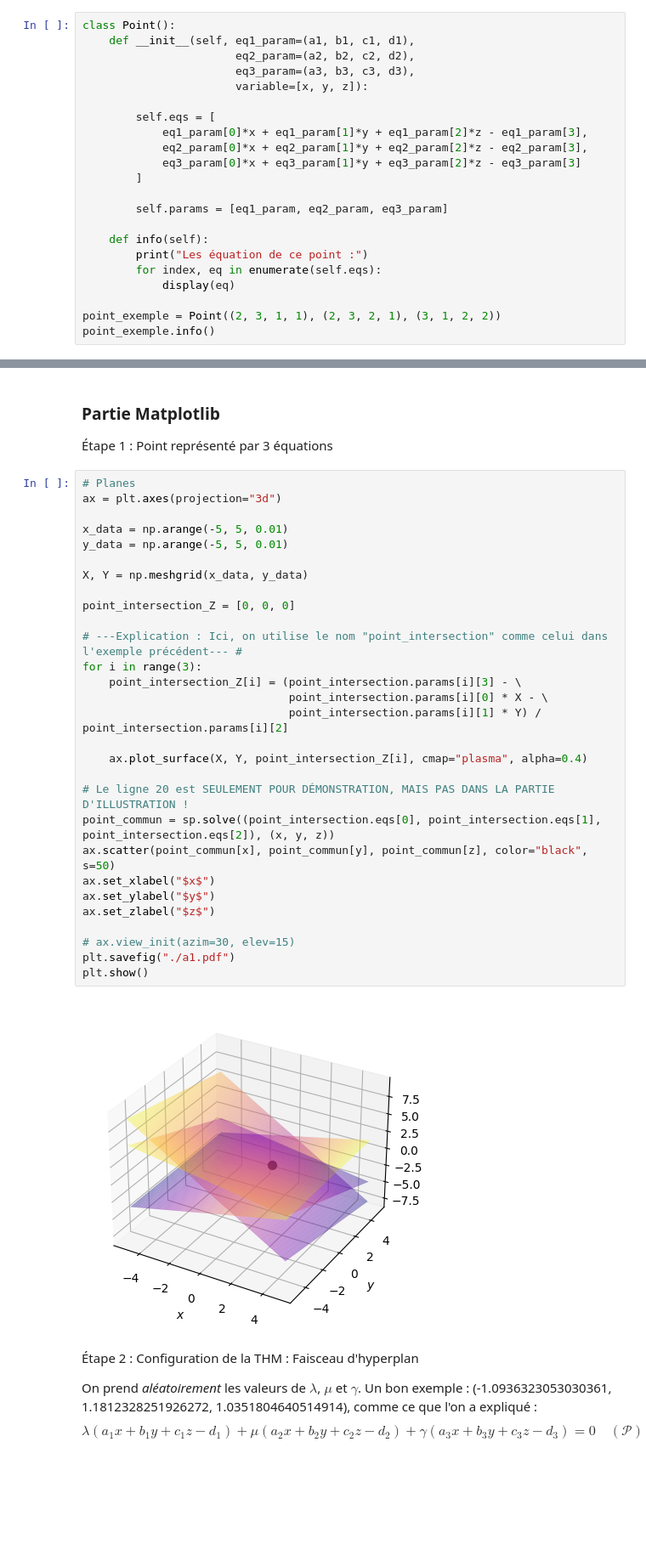
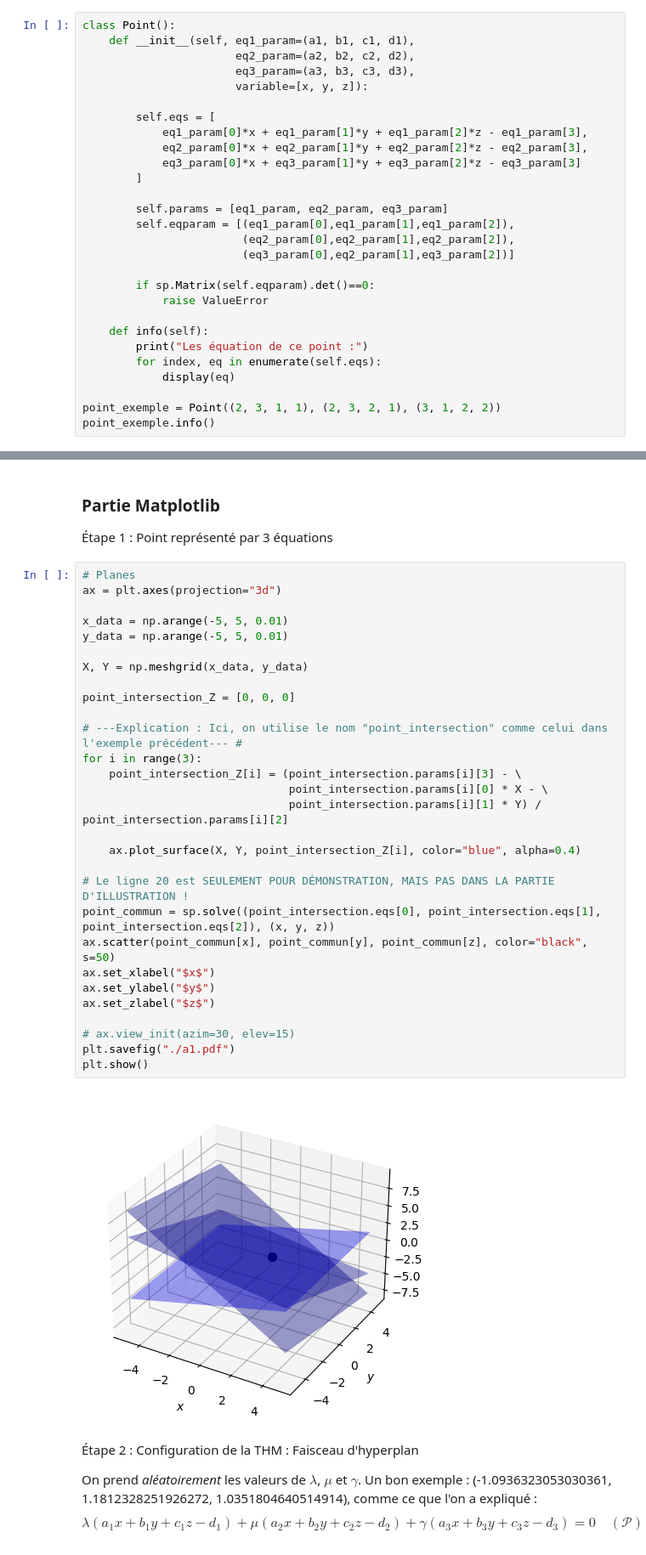
Before and after one commit to Languisher/Projects-2023, a Jupyter notebook: Projet_AL/Projet_Final.ipynb, the cells around one changed output, grey strips where cells are left out. Shown at 85% size. Drawn from its saved outputs; the diff is of its cells as text; blank space fills up the shorter version.

```diff
--- a/Projet_AL/Projet_Final.ipynb
+++ b/Projet_AL/Projet_Final.ipynb
@@ -44,6 +44,12 @@ class Point():
         ]
 
         self.params = [eq1_param, eq2_param, eq3_param]
+        self.eqparam = [(eq1_param[0],eq1_param[1],eq1_param[2]),
+                        (eq2_param[0],eq2_param[1],eq2_param[2]),
+                        (eq3_param[0],eq2_param[1],eq3_param[2])]
+
+        if sp.Matrix(self.eqparam).det()==0:
+            raise ValueError
 
     def info(self):
         print("Les équation de ce point :")
@@ -159,34 +201,34 @@ $\displaystyle \left[\begin{matrix}2 & 1 & 3 & - \frac{10}{17}\end{matrix}\right
 # %%
 # Planes
 ax = plt.axes(projection="3d")
 
 x_data = np.arange(-5, 5, 0.01)
 y_data = np.arange(-5, 5, 0.01)
 
 X, Y = np.meshgrid(x_data, y_data)
 
 point_intersection_Z = [0, 0, 0]
 
 # ---Explication : Ici, on utilise le nom "point_intersection" comme celui dans l'exemple précédent--- #
 for i in range(3):
     point_intersection_Z[i] = (point_intersection.params[i][3] - \
                                point_intersection.params[i][0] * X - \
                                point_intersection.params[i][1] * Y) / point_intersection.params[i][2]
 
-    ax.plot_surface(X, Y, point_intersection_Z[i], cmap="plasma", alpha=0.4)
+    ax.plot_surface(X, Y, point_intersection_Z[i], color="blue", alpha=0.4)
 
 # Le ligne 20 est SEULEMENT POUR DÉMONSTRATION, MAIS PAS DANS LA PARTIE D'ILLUSTRATION !
 point_commun = sp.solve((point_intersection.eqs[0], point_intersection.eqs[1], point_intersection.eqs[2]), (x, y, z))
 ax.scatter(point_commun[x], point_commun[y], point_commun[z], color="black", s=50)
 ax.set_xlabel("$x$")
 ax.set_ylabel("$y$")
 ax.set_zlabel("$z$")
 
 # ax.view_init(azim=30, elev=15)
 plt.savefig("./a1.pdf")
 plt.show()
 # %% [output]
-[figure, old version]
+[figure, new version]
 # %% [markdown]
 Étape 2 : Configuration de la THM : Faisceau d'hyperplan
 
```
Also changed, not shown: parts of 6 cells of this notebook, 2 other files.
